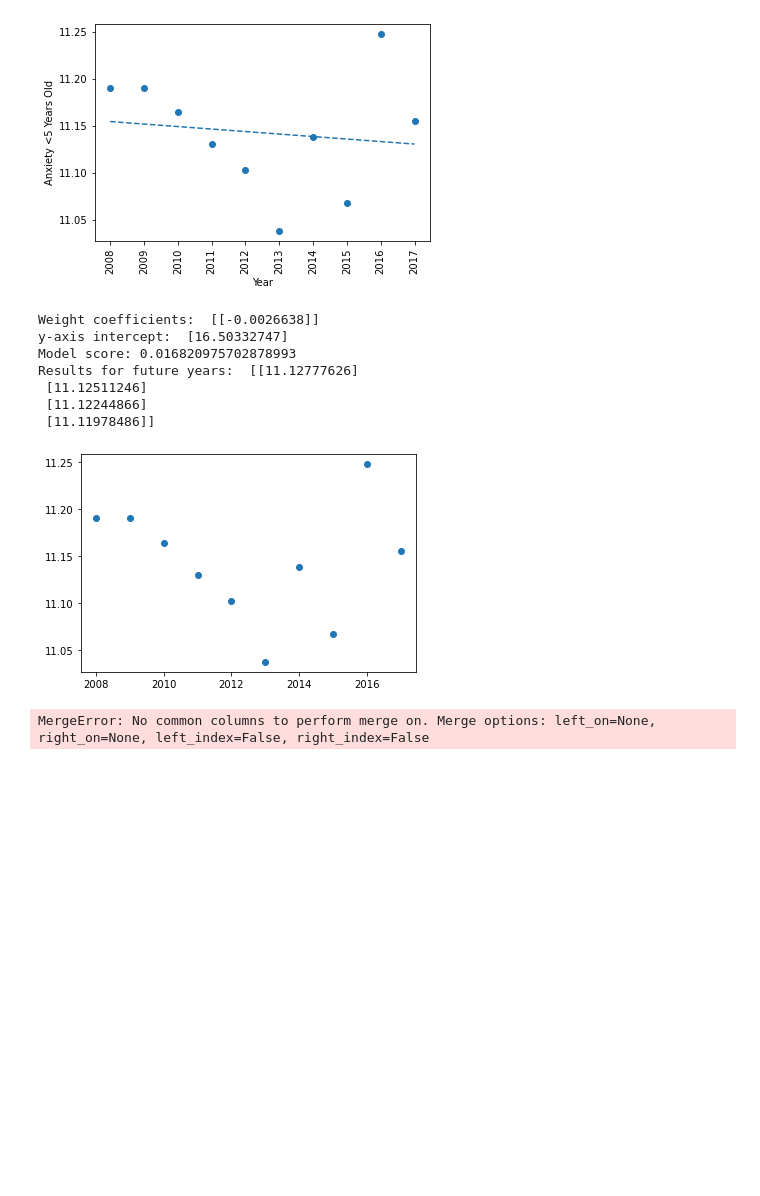
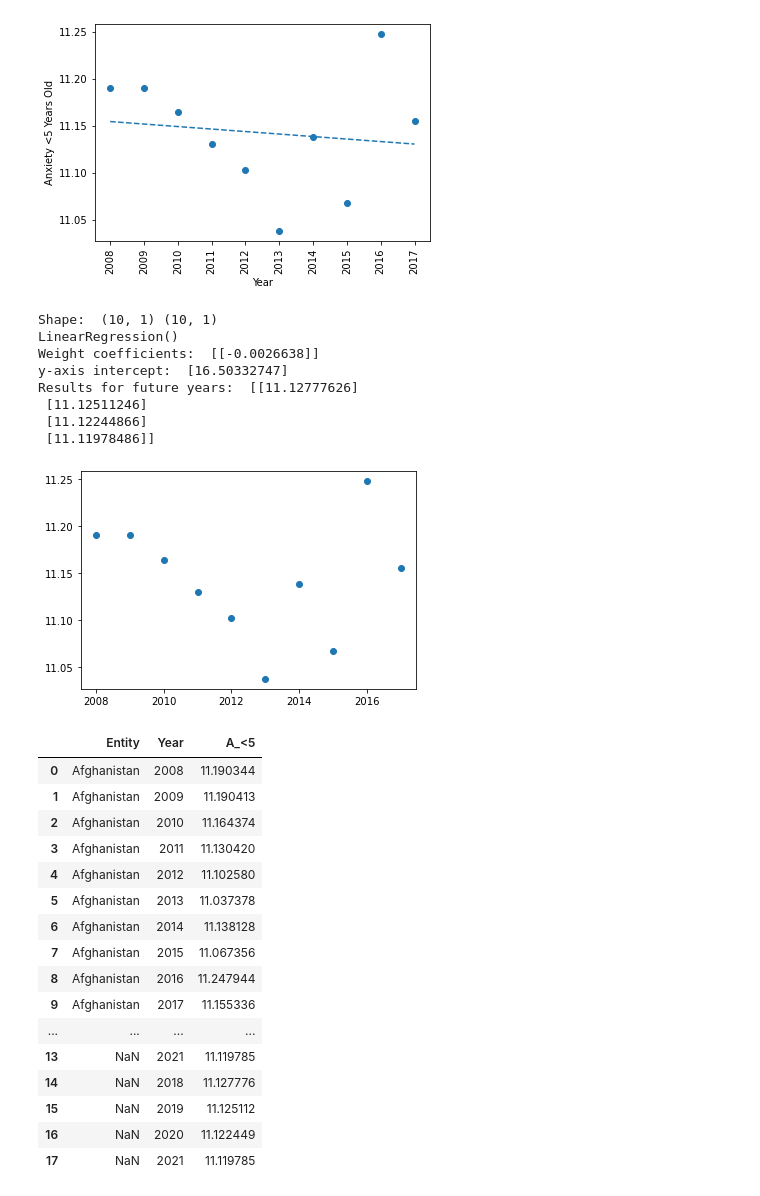
Before and after one commit to dianeyaneza/UWA-Data-Final_Project, a Jupyter notebook: wmhdata.ipynb, the cells around one changed output. Drawn from its saved outputs; the diff is of its cells as text; code cells hidden in the pictures; blank space fills up the shorter version.

```diff
--- a/wmhdata.ipynb
+++ b/wmhdata.ipynb
@@ -186,7 +165,5 @@ plt.show()
 # %%
 # Deploy ML to estimate the
-from sklearn.linear_model import LinearRegression
-# , mean_squared_error, r2_score
 
 # model
 # Output ---> LinearRegression()
@@ -196,21 +173,22 @@ from sklearn.linear_model import LinearRegression
 X = year.values.reshape(-1,1)
 y = anxiety_less_than_five.values.reshape(-1,1)
 
-# print("Shape: ", X.shape, y.shape)
+print("Shape: ", X.shape, y.shape)
 # X
+# y
 
 plt.scatter(X, y)
 
 model = LinearRegression()
 model.fit(X, y)
-# print(model)
+print(model)
 
 # Print the coefficient and the intercept for the model
 print('Weight coefficients: ', model.coef_)
 print('y-axis intercept: ', model.intercept_)
 
 # -----------------------------------------------------------
-# # Use our model to predict a value
+# Use our model to predict a value
 # predicted = model.predict(X)
 
 # # Score the prediction with mse and r2
@@ -220,19 +198,20 @@ print('y-axis intercept: ', model.intercept_)
 # print(f"Mean Squared Error (MSE): {mse}")
 # print(f"R-squared (R2 ): {r2}")
 
-print("Model score:", model.score(X, y))
+# print("Model score:", model.score(X, y))
 
 print("Results for future years: ", model.predict([[2018], [2019], [2020], [2021]]))
 
-forecast_data = model.predict([[2018], [2019], [2020], [2021]])
+# forecast_data = model.predict([[2018], [2019], [2020], [2021]])
 
-gender_demo_df = pd.DataFrame({"Year":[2018, 2019, 2020, 2021], "A_<5": forecast_data})
+# gender_demo_df = pd.DataFrame({"Year":[2018, 2019, 2020, 2021], "A_<5": forecast_data})
 
 # y.append(model.predict([[2018], [2019], [2020], [2021]]))
 # %% [output]
+Shape:  (10, 1) (10, 1)
+LinearRegression()
 Weight coefficients:  [[-0.0026638]]
 y-axis intercept:  [16.50332747]
-Model score: 0.016820975702878993
 Results for future years:  [[11.12777626]
  [11.12511246]
  [11.12244866]
@@ -241,18 +220,42 @@ Results for future years:  [[11.12777626]
 # %%
 forecast_data = model.predict([[2018], [2019], [2020], [2021]])
 
 forecast_data
 
-# array([[11.12777626],
-#        [11.12511246],
-#        [11.12244866],
-#        [11.11978486]])
+# OUTPUT
+# # array([[11.12777626],
+# #        [11.12511246],
+# #        [11.12244866],
+# #        [11.11978486]])
 
 forecast_df = pd.DataFrame(forecast_data, columns=['A_<5'])
+future_years = pd.DataFrame({'Year': [2018, 2019, 2020, 2021]})
 
-future_years = pd.DataFrame({'Year': [2018, 2019, 2020, 2021]})
+result = pd.concat([future_years, forecast_df], axis=1)
+result
+
+# Append forecasted numbers to main dataframe
+afghanistan_subset = afghanistan_subset.append(result, ignore_index=True)
+
+afghanistan_subset
 # %% [output]
-MergeError: No common columns to perform merge on. Merge options: left_on=None, right_on=None, left_index=False, right_index=False
+|  | Entity | Year | A_<5 |
+| 0 | Afghanistan | 2008 | 11.190344 |
+| 1 | Afghanistan | 2009 | 11.190413 |
+| 2 | Afghanistan | 2010 | 11.164374 |
+| 3 | Afghanistan | 2011 | 11.130420 |
+| 4 | Afghanistan | 2012 | 11.102580 |
+| 5 | Afghanistan | 2013 | 11.037378 |
+| 6 | Afghanistan | 2014 | 11.138128 |
+| 7 | Afghanistan | 2015 | 11.067356 |
+| 8 | Afghanistan | 2016 | 11.247944 |
+| 9 | Afghanistan | 2017 | 11.155336 |
+| ... | ... | ... | ... |
+| 13 | NaN | 2021 | 11.119785 |
+| 14 | NaN | 2018 | 11.127776 |
+| 15 | NaN | 2019 | 11.125112 |
+| 16 | NaN | 2020 | 11.122449 |
+| 17 | NaN | 2021 | 11.119785 |
 # %%
 # Foor loop to predict future years for Afghanistan and across age groups
 
```
Also changed, not shown: parts of 6 cells of this notebook.
